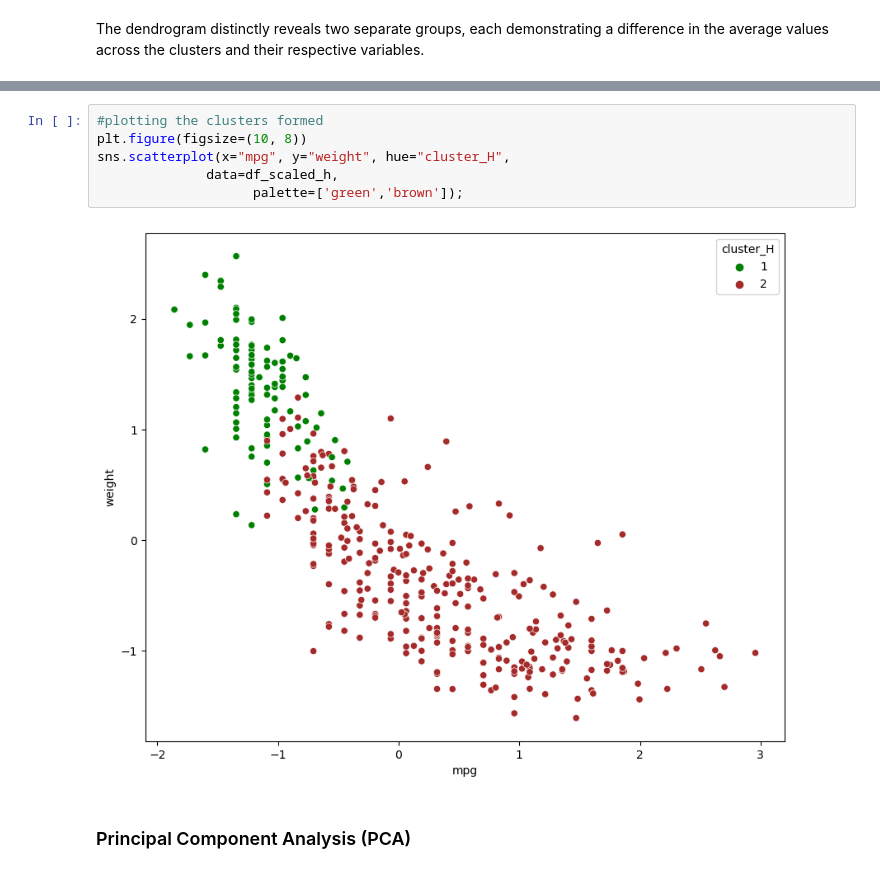
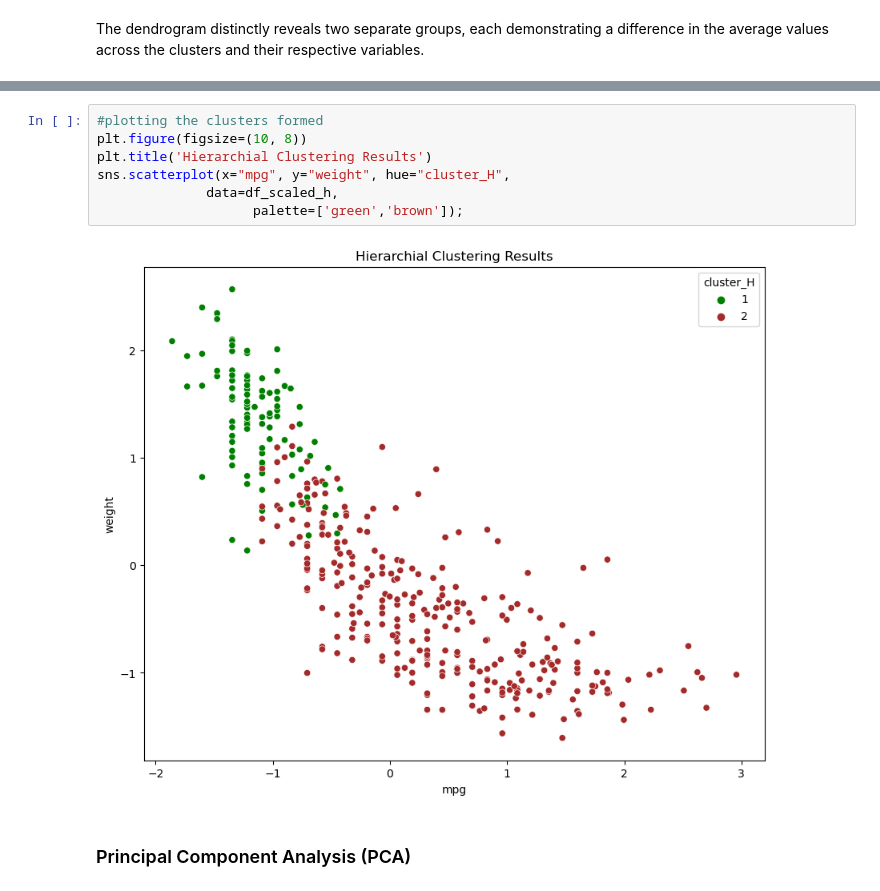
Before and after one commit to Amey1398/Unveiling-Efficiency-Patterns-in-Automobiles, a Jupyter notebook: code.ipynb, the cells around one changed output, grey strips where cells are left out. Drawn from its saved outputs; the diff is of its cells as text.

```diff
--- a/code.ipynb
+++ b/code.ipynb
@@ -539,11 +540,12 @@ sns.scatterplot(x="mpg", y="horsepower", hue="cluster_H",
 # %%
 #plotting the clusters formed
 plt.figure(figsize=(10, 8))
+plt.title('Hierarchial Clustering Results')
 sns.scatterplot(x="mpg", y="weight", hue="cluster_H",
               data=df_scaled_h,
                     palette=['green','brown']);
 # %% [output]
-[figure, old version]
+[figure, new version]
 # %% [markdown]
 ### Principal Component Analysis (PCA)
 # %%
```
Also changed, not shown: parts of 3 cells of this notebook.
